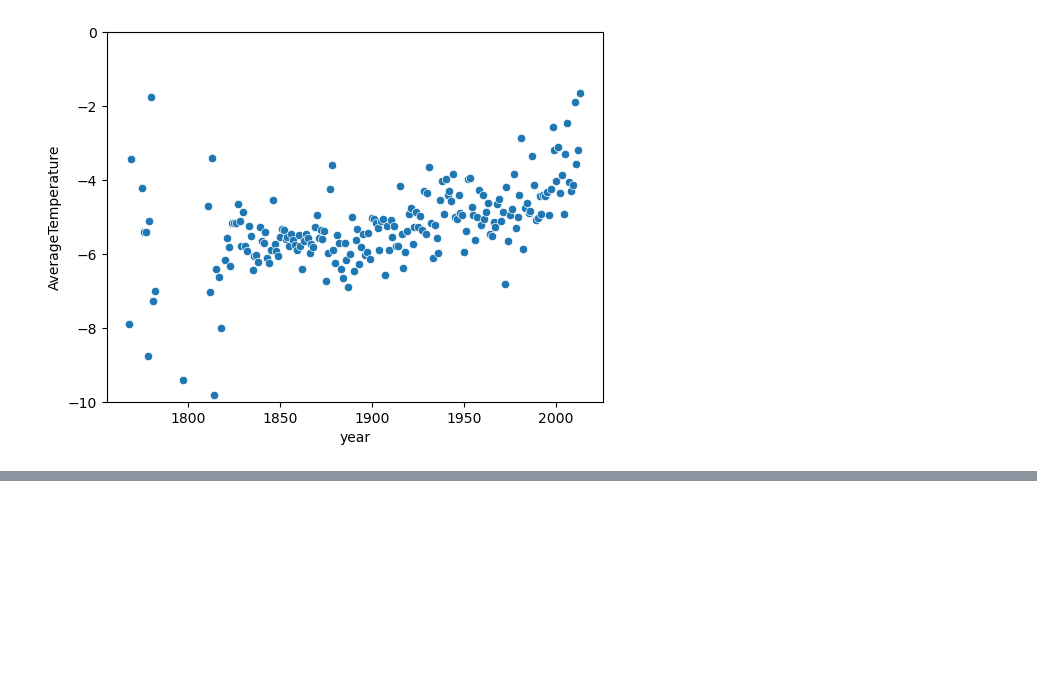
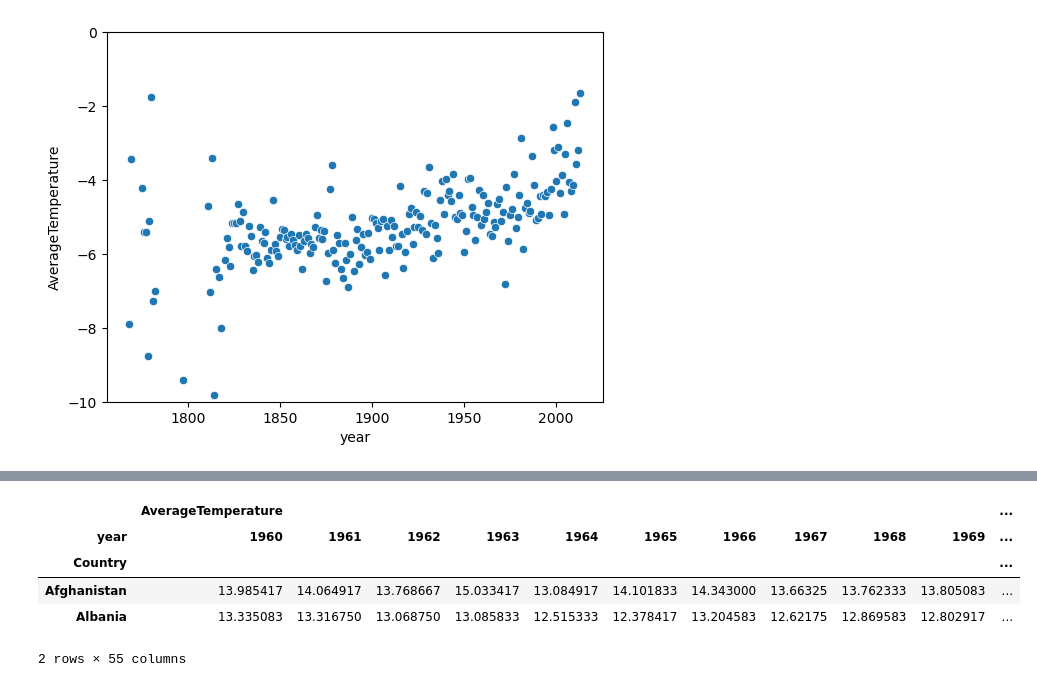
Before and after one commit to ubco-W2022T2-data301/project-group-group42, a Jupyter notebook: analysis/analysisAidan.ipynb, the cells around one changed output, grey strips where cells are left out. Drawn from its saved outputs; the diff is of its cells as text; code cells hidden in the pictures; blank space fills up the shorter version.

```diff
--- a/analysis/analysisAidan.ipynb
+++ b/analysis/analysisAidan.ipynb
@@ -171,0 +237,11 @@ sns.scatterplot(data=canada, y=canada["AverageTemperature"], x=canada["year"]).s
+# %%
+
+pivoted_temp["delta_temp"] = pivoted_temp.iloc[:,53] - pivoted_temp.iloc[:,0]
+pivoted_temp.head(2)
+# %% [output]
+|  | AverageTemperature |  |  |  |  |  |  |  |  |  | ... |
+| year | 1960 | 1961 | 1962 | 1963 | 1964 | 1965 | 1966 | 1967 | 1968 | 1969 | ... |
+| Country |  |  |  |  |  |  |  |  |  |  | ... |
+| Afghanistan | 13.985417 | 14.064917 | 13.768667 | 15.033417 | 13.084917 | 14.101833 | 14.343000 | 13.66325 | 13.762333 | 13.805083 | ... |
+| Albania | 13.335083 | 13.316750 | 13.068750 | 13.085833 | 12.515333 | 12.378417 | 13.204583 | 12.62175 | 12.869583 | 12.802917 | ... |
+2 rows × 55 columns
```
Also changed, not shown: parts of 17 cells of this notebook.
